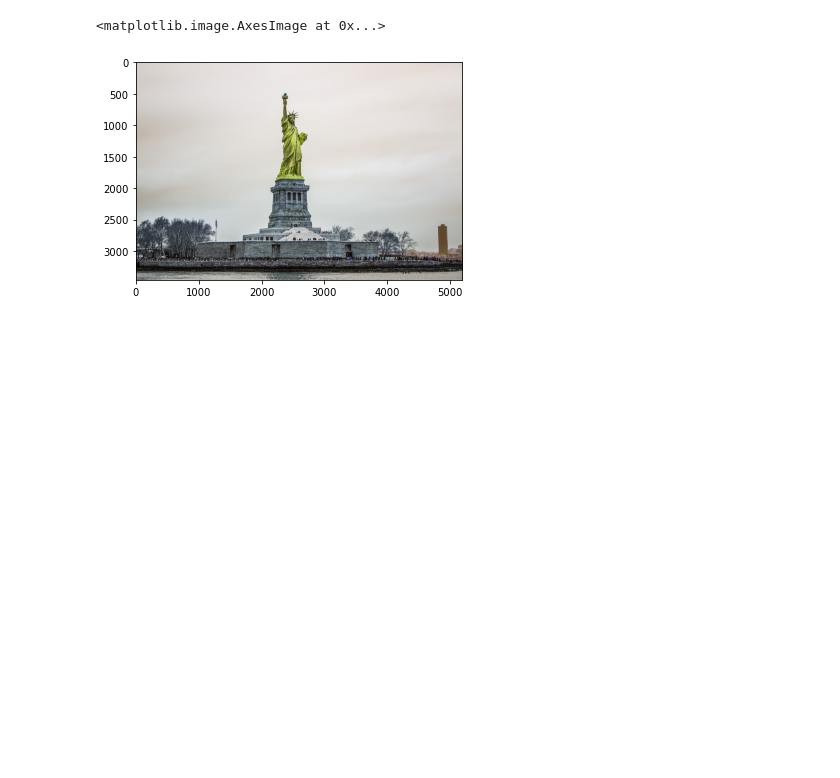
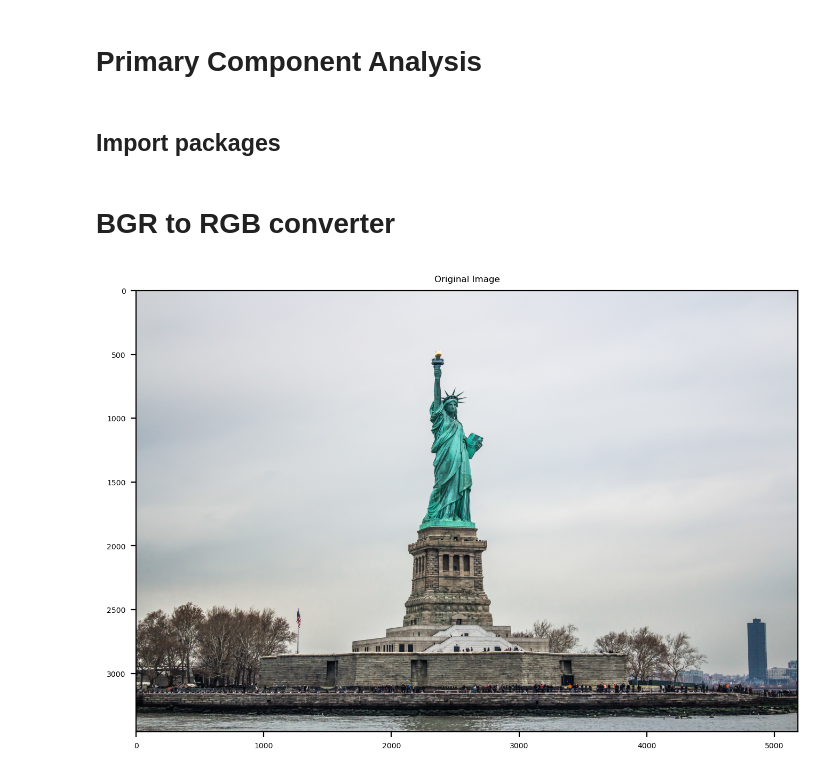
Before and after one commit to httpdaniel/PCA, a Jupyter notebook: PCA.ipynb, the cells around one changed output. Saved outputs shown, nothing was run; the diff lists cells and outputs as text; code cells hidden in the pictures; blank space fills up the shorter version.

```diff
--- a/PCA.ipynb
+++ b/PCA.ipynb
@@ -1,12 +1,27 @@
+# %% [markdown]
+# Primary Component Analysis
+# %% [markdown]
+## Import packages
 # %%
 import numpy as np
 import matplotlib.pyplot as plt
-import cv2 as cv
-
-img = cv.imread("liberty.jpg")
-img = img.astype(np.uint8)
-#img = img/255
-plt.imshow(img, cmap='gray')
+import cv2
-# %% [output]
-<matplotlib.image.AxesImage at 0x...>
-[figure, removed]
+# %% [markdown]
+# BGR to RGB converter
+# %%
+def convert_image(img):
+    # enables mayplotlib to plot OpenCV images,
+    # converts image from BGR to RGB
+    new_img = cv2.cvtColor(img, cv2.COLOR_BGR2RGB)
+    return new_img
+# %%
+img = cv2.imread("liberty.jpg")
+
+# display image
+plt.rc('font', size=5)
+plt.figure(figsize=(8, 8), dpi=200)
+plt.title("Original Image")
+plt.imshow(convert_image(img))
+plt.show()
+# %% [output]
+[figure, added]
```
